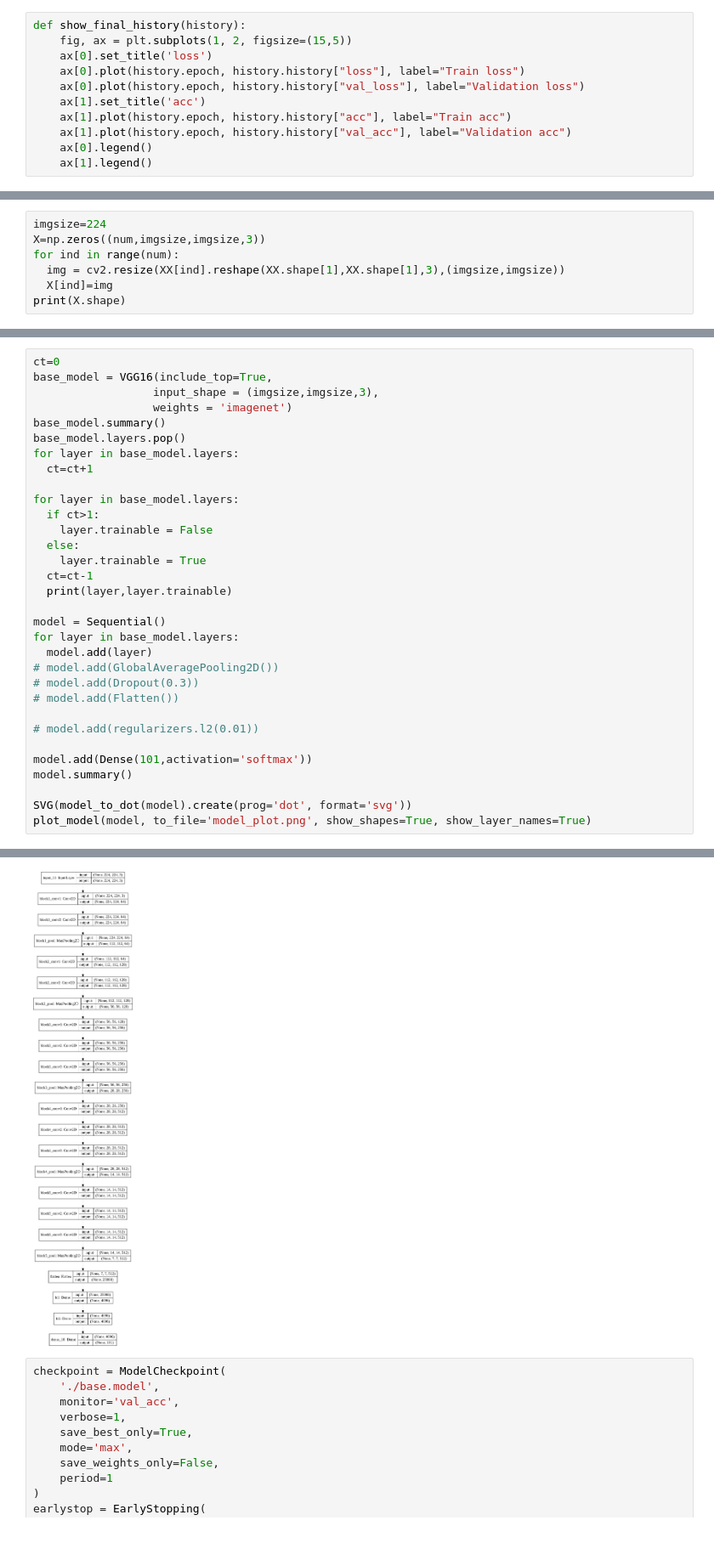
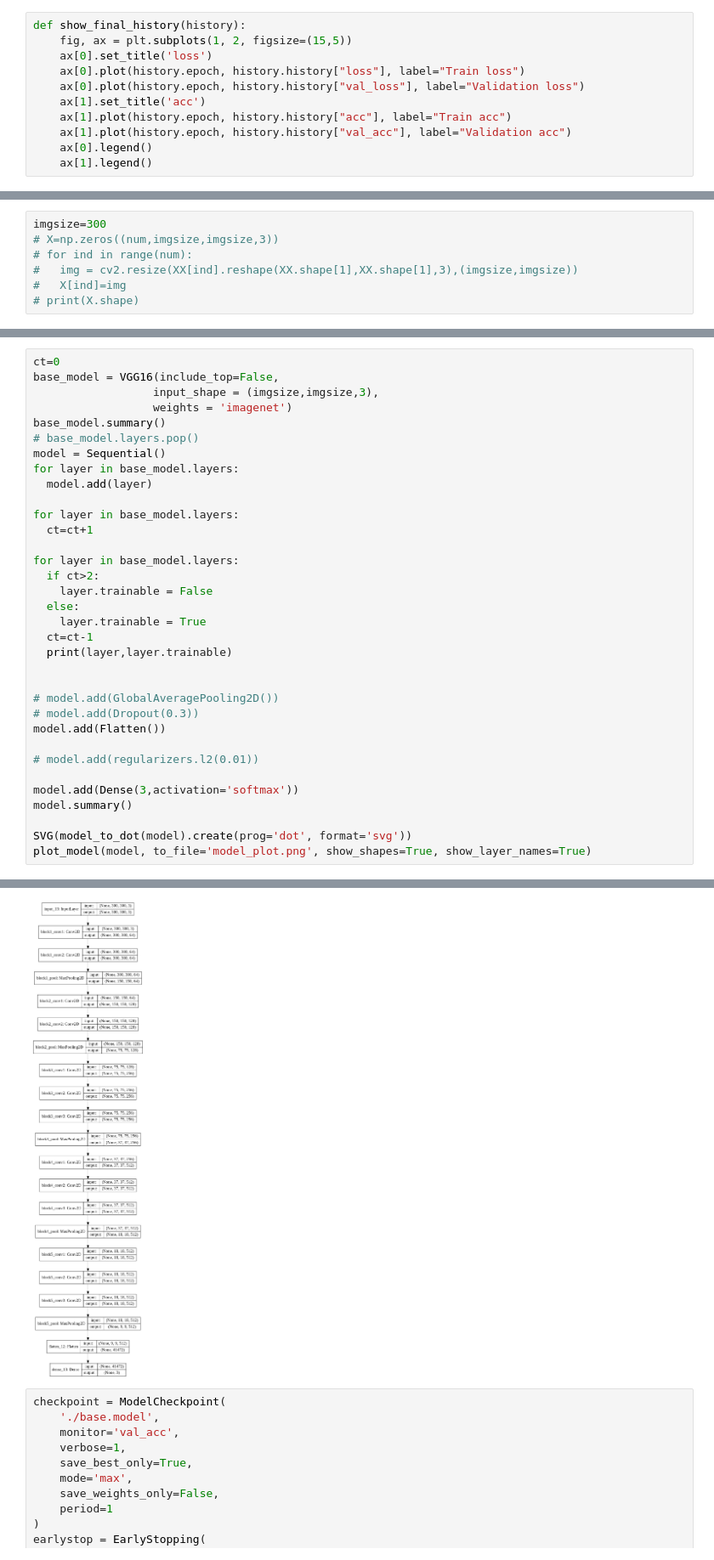
Before and after one commit to AshishGusain17/via_google_colab, a Jupyter notebook: rock_paper_scissors.ipynb, the cells around one changed output, grey strips where cells are left out. Shown at 85% size. Saved outputs shown, nothing was run; the diff lists cells and outputs as text.

```diff
--- a/rock_paper_scissors.ipynb
+++ b/rock_paper_scissors.ipynb
@@ -80,7 +85,7 @@ print(XX.shape,names.shape,Z.shape)
 # %%
-imgsize=224
-X=np.zeros((num,imgsize,imgsize,3))
-for ind in range(num):
-  img = cv2.resize(XX[ind].reshape(XX.shape[1],XX.shape[1],3),(imgsize,imgsize))
-  X[ind]=img
-print(X.shape)
+imgsize=300
+# X=np.zeros((num,imgsize,imgsize,3))
+# for ind in range(num):
+#   img = cv2.resize(XX[ind].reshape(XX.shape[1],XX.shape[1],3),(imgsize,imgsize))
+#   X[ind]=img
+# print(X.shape)
@@ -128,31 +137,33 @@ plt.tight_layout()
 # %%
 ct=0
-base_model = VGG16(include_top=True,
+base_model = VGG16(include_top=False,
                   input_shape = (imgsize,imgsize,3),
                   weights = 'imagenet')
 base_model.summary()
-base_model.layers.pop()
+# base_model.layers.pop()
+model = Sequential()
+for layer in base_model.layers:
+  model.add(layer)
+
 for layer in base_model.layers:
   ct=ct+1
 
 for layer in base_model.layers:
-  if ct>1:
+  if ct>2:
     layer.trainable = False
   else:
     layer.trainable = True
   ct=ct-1
   print(layer,layer.trainable)
 
-model = Sequential()
-for layer in base_model.layers:
-  model.add(layer)
+
 # model.add(GlobalAveragePooling2D())
 # model.add(Dropout(0.3))
-# model.add(Flatten())
+model.add(Flatten())
 
 # model.add(regularizers.l2(0.01))
 
-model.add(Dense(101,activation='softmax'))
+model.add(Dense(3,activation='softmax'))
 model.summary()
 
 SVG(model_to_dot(model).create(prog='dot', format='svg'))
@@ -177,5 +188,5 @@ Non-trainable params: 117,479,232
 _________________________________________________________________
-[figure, old version]
+[figure, new version]
 # %%
 checkpoint = ModelCheckpoint(
     './base.model',
```
Also changed, not shown: parts of 14 cells of this notebook.
